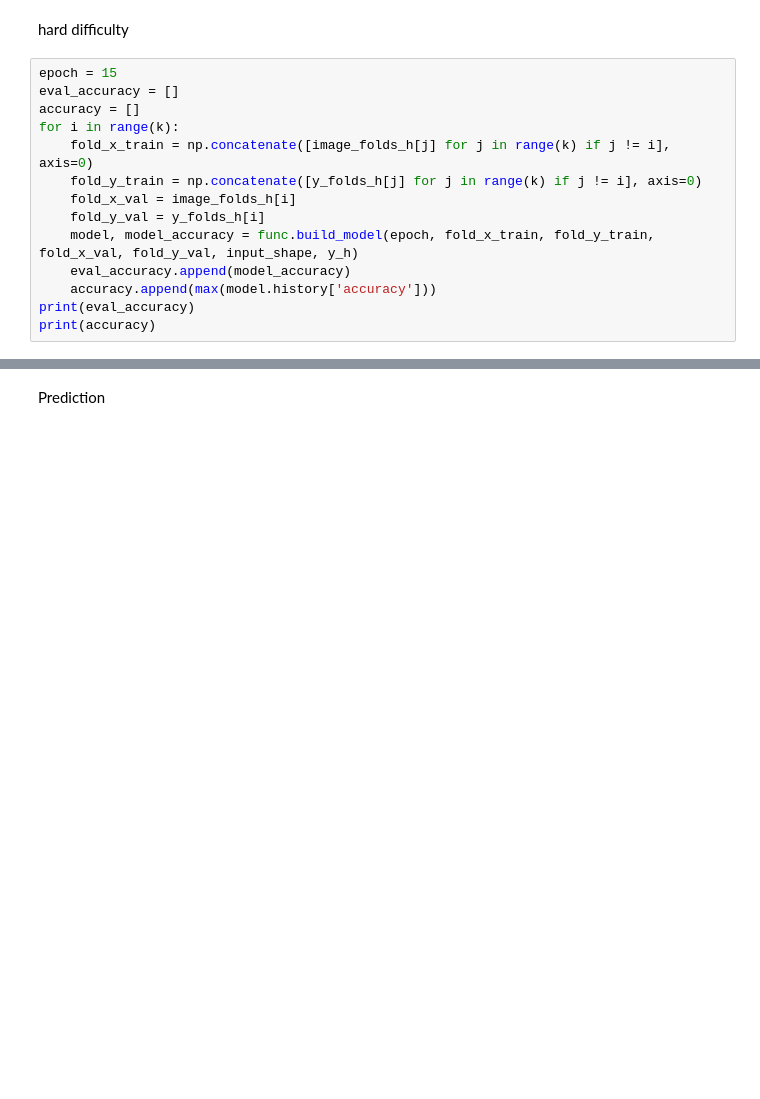
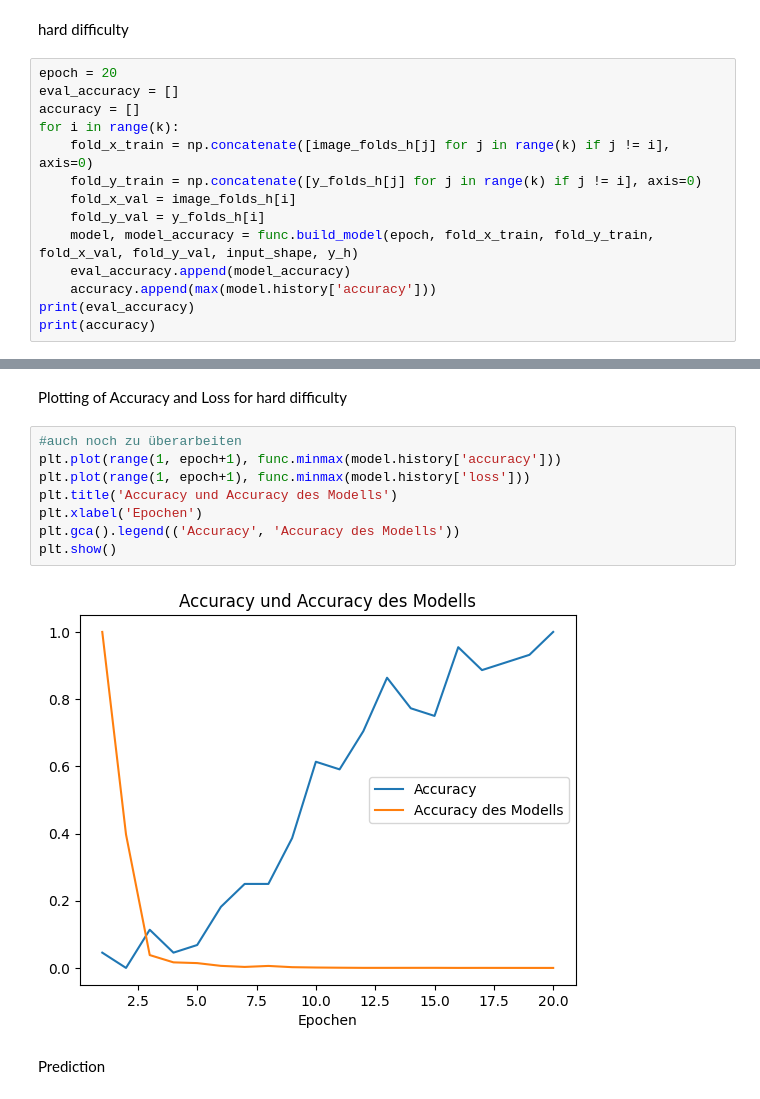
Before and after one commit to D0dizzle/Machine-and-Deep-Learning, a Jupyter notebook: Prüfung.ipynb, the cells around one changed output, grey strips where cells are left out. Drawn from its saved outputs; the diff is of its cells as text; blank space fills up the shorter version.

```diff
--- a/Prüfung.ipynb
+++ b/Prüfung.ipynb
@@ -206,7 +202,7 @@ plt.show()
 # %% [markdown]
 hard difficulty
 # %%
-epoch = 15
+epoch = 20
 eval_accuracy = []
 accuracy = []
 for i in range(k):
@@ -222,3 +236,15 @@ print(accuracy)
+# %% [markdown]
+Plotting of Accuracy and Loss for hard difficulty
+# %%
+#auch noch zu überarbeiten
+plt.plot(range(1, epoch+1), func.minmax(model.history['accuracy']))
+plt.plot(range(1, epoch+1), func.minmax(model.history['loss']))
+plt.title('Accuracy und Accuracy des Modells')
+plt.xlabel('Epochen')
+plt.gca().legend(('Accuracy', 'Accuracy des Modells'))
+plt.show()
+# %% [output]
+[figure, added]
 # %% [markdown]
 Prediction
 # %%
```
Also changed, not shown: parts of 4 cells of this notebook, 1 other file.
